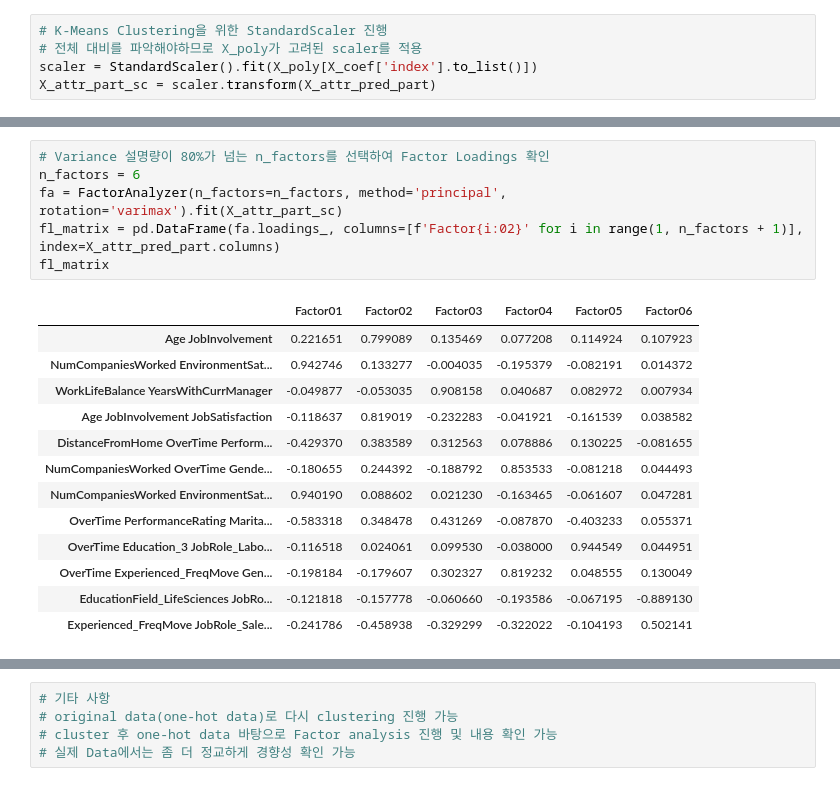
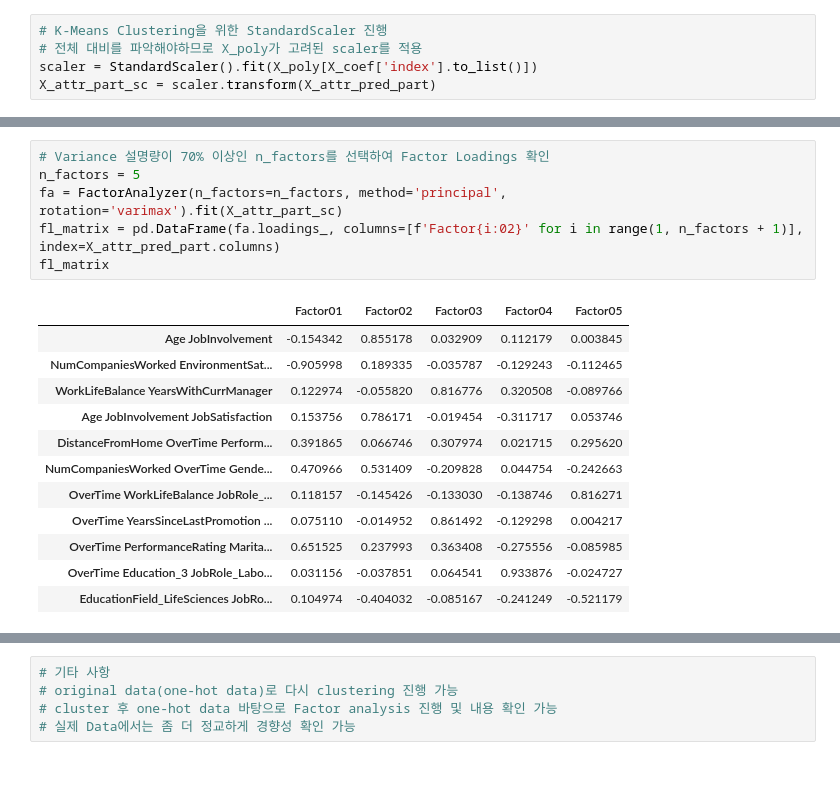
Before and after one commit to minstrel1149/HR_analytics_1, a Jupyter notebook: Attrition_analytics_features.ipynb, the cells around one changed output, grey strips where cells are left out. Drawn from its saved outputs; the diff is of its cells as text.

```diff
--- a/Attrition_analytics_features.ipynb
+++ b/Attrition_analytics_features.ipynb
@@ -465,23 +460,22 @@ array([0.53098997, 0.64410875, 0.73092931, 0.81323298, 0.87383025,
 # %%
-# Variance 설명량이 80%가 넘는 n_factors를 선택하여 Factor Loadings 확인
-n_factors = 6
+# Variance 설명량이 70% 이상인 n_factors를 선택하여 Factor Loadings 확인
+n_factors = 5
 fa = FactorAnalyzer(n_factors=n_factors, method='principal', rotation='varimax').fit(X_attr_part_sc)
 fl_matrix = pd.DataFrame(fa.loadings_, columns=[f'Factor{i:02}' for i in range(1, n_factors + 1)], index=X_attr_pred_part.columns)
 fl_matrix
 # %% [output]
-|  | Factor01 | Factor02 | Factor03 | Factor04 | Factor05 | Factor06 |
-| Age JobInvolvement | 0.221651 | 0.799089 | 0.135469 | 0.077208 | 0.114924 | 0.107923 |
-| NumCompaniesWorked EnvironmentSat... | 0.942746 | 0.133277 | -0.004035 | -0.195379 | -0.082191 | 0.014372 |
-| WorkLifeBalance YearsWithCurrManager | -0.049877 | -0.053035 | 0.908158 | 0.040687 | 0.082972 | 0.007934 |
-| Age JobInvolvement JobSatisfaction | -0.118637 | 0.819019 | -0.232283 | -0.041921 | -0.161539 | 0.038582 |
-| DistanceFromHome OverTime Perform... | -0.429370 | 0.383589 | 0.312563 | 0.078886 | 0.130225 | -0.081655 |
-| NumCompaniesWorked OverTime Gende... | -0.180655 | 0.244392 | -0.188792 | 0.853533 | -0.081218 | 0.044493 |
-| NumCompaniesWorked EnvironmentSat... | 0.940190 | 0.088602 | 0.021230 | -0.163465 | -0.061607 | 0.047281 |
-| OverTime PerformanceRating Marita... | -0.583318 | 0.348478 | 0.431269 | -0.087870 | -0.403233 | 0.055371 |
-| OverTime Education_3 JobRole_Labo... | -0.116518 | 0.024061 | 0.099530 | -0.038000 | 0.944549 | 0.044951 |
-| OverTime Experienced_FreqMove Gen... | -0.198184 | -0.179607 | 0.302327 | 0.819232 | 0.048555 | 0.130049 |
-| EducationField_LifeSciences JobRo... | -0.121818 | -0.157778 | -0.060660 | -0.193586 | -0.067195 | -0.889130 |
-| Experienced_FreqMove JobRole_Sale... | -0.241786 | -0.458938 | -0.329299 | -0.322022 | -0.104193 | 0.502141 |
+|  | Factor01 | Factor02 | Factor03 | Factor04 | Factor05 |
+| Age JobInvolvement | -0.154342 | 0.855178 | 0.032909 | 0.112179 | 0.003845 |
+| NumCompaniesWorked EnvironmentSat... | -0.905998 | 0.189335 | -0.035787 | -0.129243 | -0.112465 |
+| WorkLifeBalance YearsWithCurrManager | 0.122974 | -0.055820 | 0.816776 | 0.320508 | -0.089766 |
+| Age JobInvolvement JobSatisfaction | 0.153756 | 0.786171 | -0.019454 | -0.311717 | 0.053746 |
+| DistanceFromHome OverTime Perform... | 0.391865 | 0.066746 | 0.307974 | 0.021715 | 0.295620 |
+| NumCompaniesWorked OverTime Gende... | 0.470966 | 0.531409 | -0.209828 | 0.044754 | -0.242663 |
+| OverTime WorkLifeBalance JobRole_... | 0.118157 | -0.145426 | -0.133030 | -0.138746 | 0.816271 |
+| OverTime YearsSinceLastPromotion ... | 0.075110 | -0.014952 | 0.861492 | -0.129298 | 0.004217 |
+| OverTime PerformanceRating Marita... | 0.651525 | 0.237993 | 0.363408 | -0.275556 | -0.085985 |
+| OverTime Education_3 JobRole_Labo... | 0.031156 | -0.037851 | 0.064541 | 0.933876 | -0.024727 |
+| EducationField_LifeSciences JobRo... | 0.104974 | -0.404032 | -0.085167 | -0.241249 | -0.521179 |
 # %%
 # 각 Columns가 어떤 Factor에 속하는지, 그 Factor에서의 Factor Loadings는 어떻게 되는지 확인
 fl_df = (pd.concat([fl_matrix.idxmax(axis=1), fl_matrix.max(axis=1)], axis=1)
```
Also changed, not shown: parts of 24 cells of this notebook, 2 other files.
